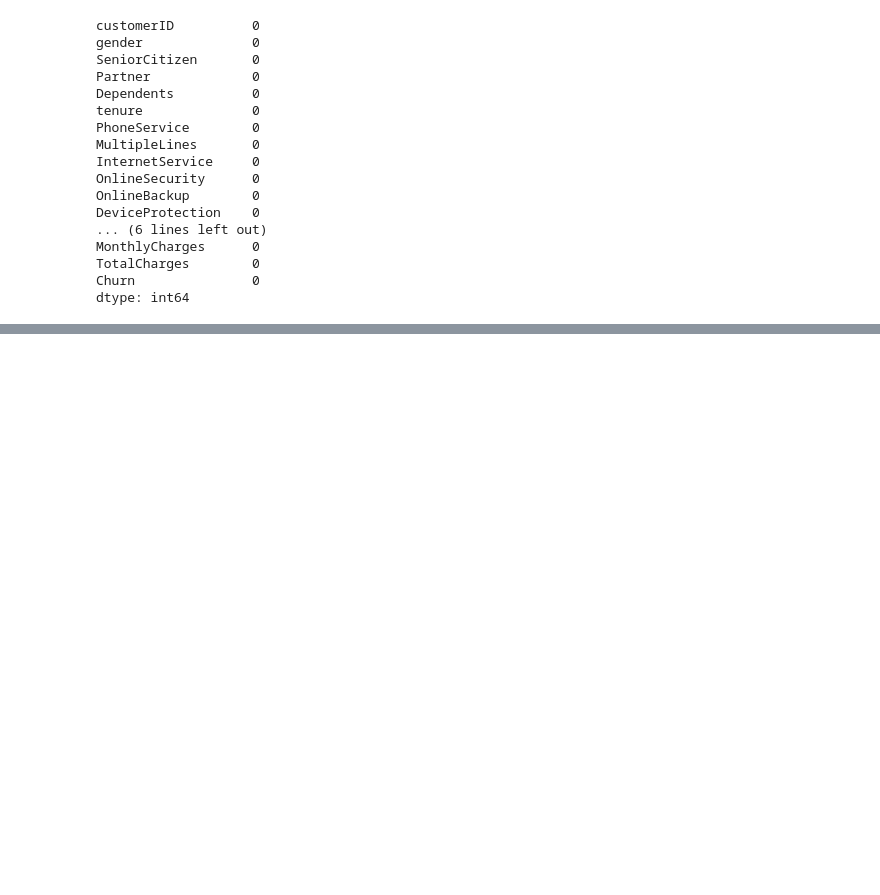
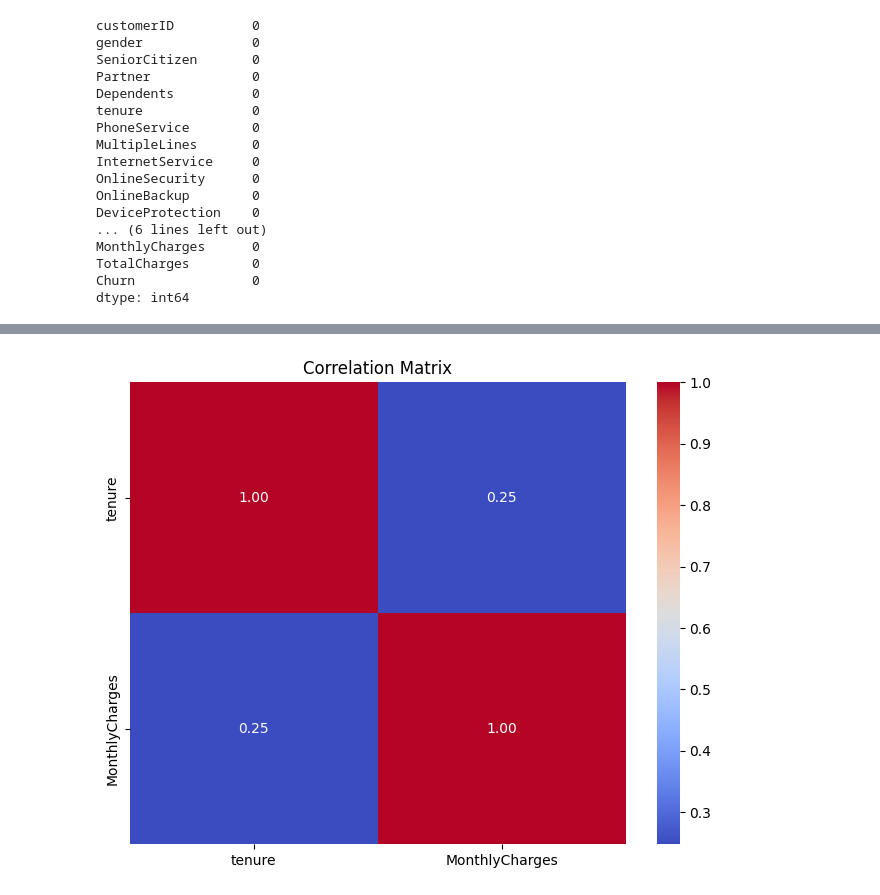
Before and after one commit to fernando08ps/mentorship_t_f, a Jupyter notebook: Telco_test_churn.ipynb, the cells around one changed output, grey strips where cells are left out. Cells and saved outputs as stored; diff of their text form; code cells hidden in the pictures; blank space fills up the shorter version.

```diff
--- a/Telco_test_churn.ipynb
+++ b/Telco_test_churn.ipynb
@@ -176,0 +149,13 @@ print("ROC AUC Score:", roc_auc)
+# %%
+import seaborn as sns
+
+# Calculate the correlation matrix
+correlation_matrix = df[['tenure', 'MonthlyCharges']].corr()
+
+# Create a heatmap of the correlation matrix with values
+plt.figure(figsize=(8, 6))
+sns.heatmap(correlation_matrix, annot=True, cmap='coolwarm', fmt='.2f', cbar=True)
+plt.title('Correlation Matrix')
+plt.show()
+# %% [output]
+[figure, added]
```
Also changed, not shown: parts of 18 cells of this notebook.
